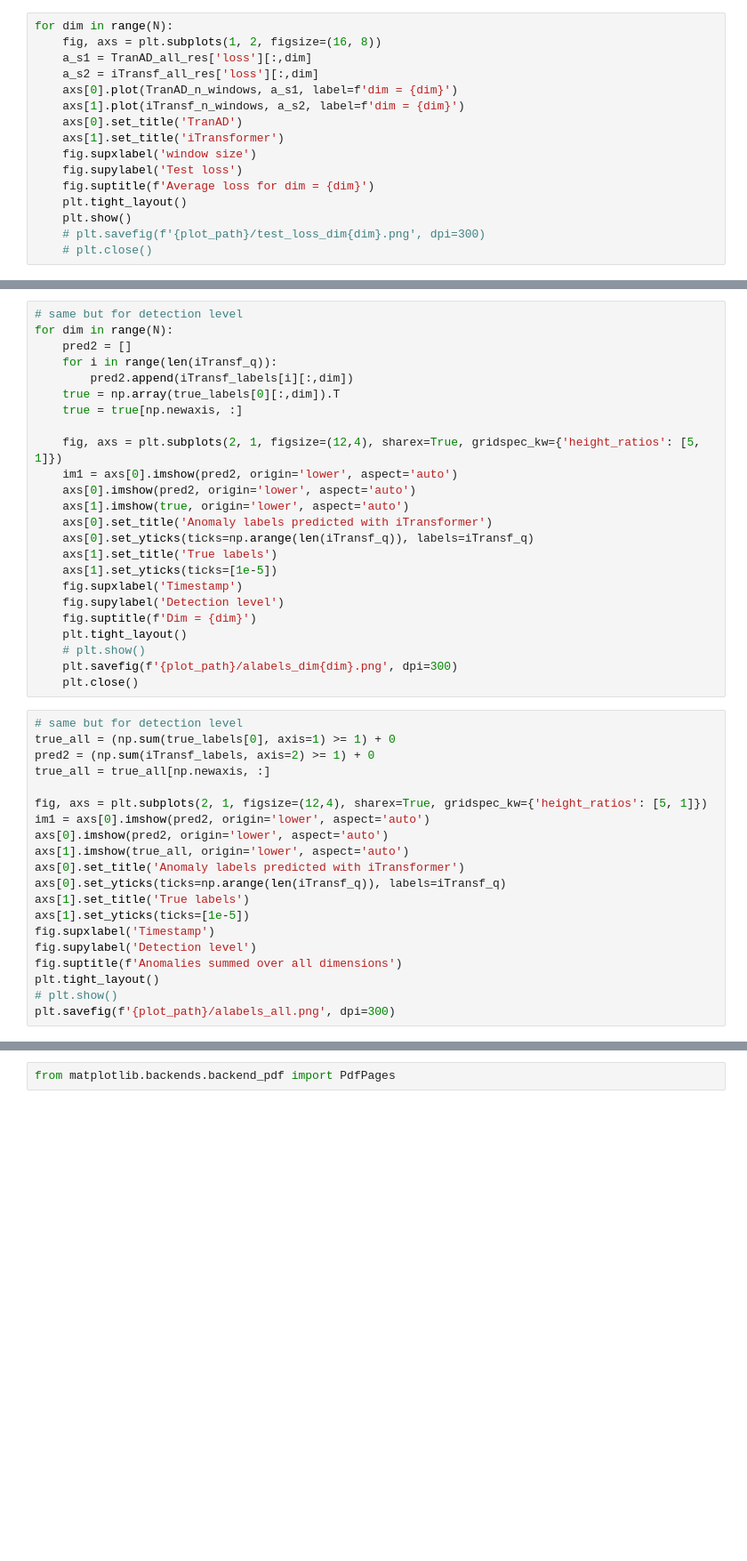
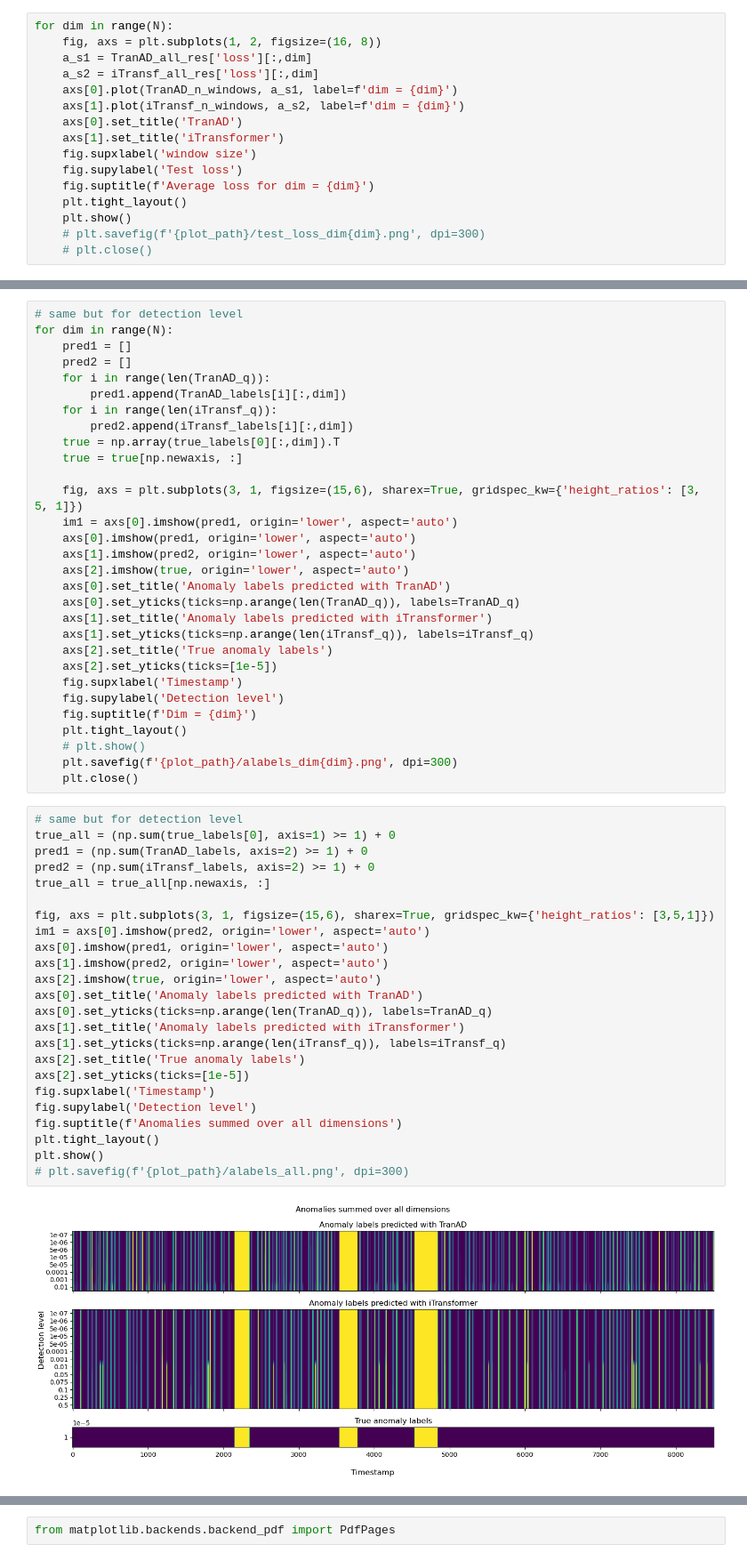
Before and after one commit to PedroKochinski/TSAD_from_laurab222, a Jupyter notebook: visualise.ipynb, the cells around one changed output, grey strips where cells are left out. Shown at 89% size. Cells and saved outputs as stored; diff of their text form; blank space fills up the shorter version.

```diff
--- a/visualise.ipynb
+++ b/visualise.ipynb
@@ -287,20 +358,26 @@ for dim in range(N):
 # %%
 # same but for detection level
 for dim in range(N):
+	pred1 = []
 	pred2 = []
+	for i in range(len(TranAD_q)):
+		pred1.append(TranAD_labels[i][:,dim])
 	for i in range(len(iTransf_q)):
 		pred2.append(iTransf_labels[i][:,dim])
 	true = np.array(true_labels[0][:,dim]).T
 	true = true[np.newaxis, :]
 
-	fig, axs = plt.subplots(2, 1, figsize=(12,4), sharex=True, gridspec_kw={'height_ratios': [5, 1]})
-	im1 = axs[0].imshow(pred2, origin='lower', aspect='auto')
-	axs[0].imshow(pred2, origin='lower', aspect='auto')
-	axs[1].imshow(true, origin='lower', aspect='auto')
-	axs[0].set_title('Anomaly labels predicted with iTransformer')
-	axs[0].set_yticks(ticks=np.arange(len(iTransf_q)), labels=iTransf_q)
-	axs[1].set_title('True labels')
-	axs[1].set_yticks(ticks=[1e-5])
+	fig, axs = plt.subplots(3, 1, figsize=(15,6), sharex=True, gridspec_kw={'height_ratios': [3, 5, 1]})
+	im1 = axs[0].imshow(pred1, origin='lower', aspect='auto')
+	axs[0].imshow(pred1, origin='lower', aspect='auto')
+	axs[1].imshow(pred2, origin='lower', aspect='auto')
+	axs[2].imshow(true, origin='lower', aspect='auto')
+	axs[0].set_title('Anomaly labels predicted with TranAD')
+	axs[0].set_yticks(ticks=np.arange(len(TranAD_q)), labels=TranAD_q)
+	axs[1].set_title('Anomaly labels predicted with iTransformer')
+	axs[1].set_yticks(ticks=np.arange(len(iTransf_q)), labels=iTransf_q)
+	axs[2].set_title('True anomaly labels')
+	axs[2].set_yticks(ticks=[1e-5])
 	fig.supxlabel('Timestamp')
 	fig.supylabel('Detection level')
 	fig.suptitle(f'Dim = {dim}')
@@ -311,23 +388,29 @@ for dim in range(N):
 # %%
 # same but for detection level
 true_all = (np.sum(true_labels[0], axis=1) >= 1) + 0
+pred1 = (np.sum(TranAD_labels, axis=2) >= 1) + 0
 pred2 = (np.sum(iTransf_labels, axis=2) >= 1) + 0
 true_all = true_all[np.newaxis, :]
 
-fig, axs = plt.subplots(2, 1, figsize=(12,4), sharex=True, gridspec_kw={'height_ratios': [5, 1]})
+fig, axs = plt.subplots(3, 1, figsize=(15,6), sharex=True, gridspec_kw={'height_ratios': [3,5,1]})
 im1 = axs[0].imshow(pred2, origin='lower', aspect='auto')
-axs[0].imshow(pred2, origin='lower', aspect='auto')
-axs[1].imshow(true_all, origin='lower', aspect='auto')
-axs[0].set_title('Anomaly labels predicted with iTransformer')
-axs[0].set_yticks(ticks=np.arange(len(iTransf_q)), labels=iTransf_q)
-axs[1].set_title('True labels')
-axs[1].set_yticks(ticks=[1e-5])
+axs[0].imshow(pred1, origin='lower', aspect='auto')
+axs[1].imshow(pred2, origin='lower', aspect='auto')
+axs[2].imshow(true, origin='lower', aspect='auto')
+axs[0].set_title('Anomaly labels predicted with TranAD')
+axs[0].set_yticks(ticks=np.arange(len(TranAD_q)), labels=TranAD_q)
+axs[1].set_title('Anomaly labels predicted with iTransformer')
+axs[1].set_yticks(ticks=np.arange(len(iTransf_q)), labels=iTransf_q)
+axs[2].set_title('True anomaly labels')
+axs[2].set_yticks(ticks=[1e-5])
 fig.supxlabel('Timestamp')
 fig.supylabel('Detection level')
 fig.suptitle(f'Anomalies summed over all dimensions')
 plt.tight_layout()
-# plt.show()
-plt.savefig(f'{plot_path}/alabels_all.png', dpi=300)
+plt.show()
+# plt.savefig(f'{plot_path}/alabels_all.png', dpi=300)
+# %% [output]
+[figure, added]
 # %%
 true_all = (np.sum(true_labels[0], axis=1) >= 1) + 0
 pred1 = (np.sum(TranAD_labels, axis=2) >= 1) + 0
```
Also changed, not shown: parts of 9 cells of this notebook, 7 other files.
